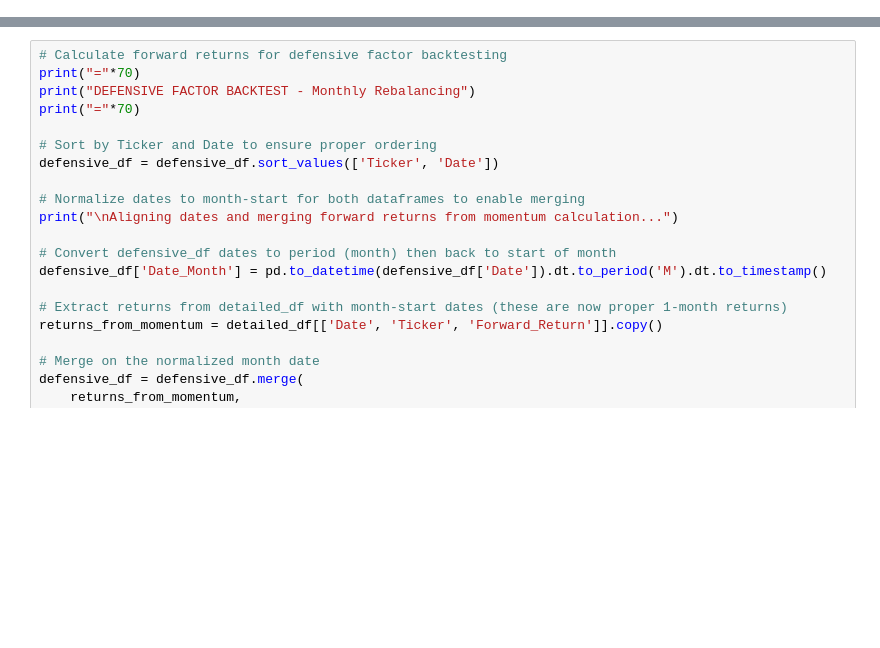
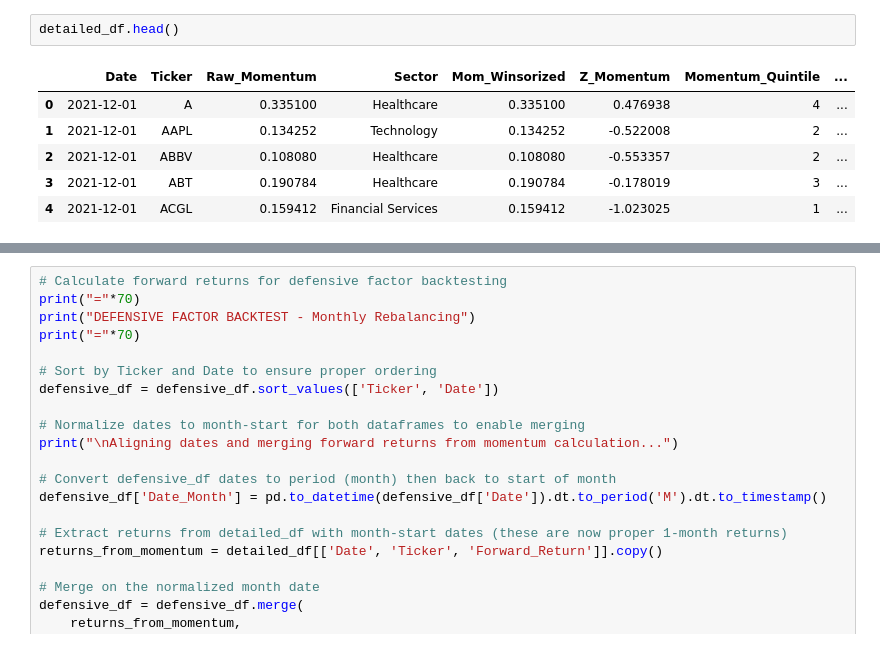
Before and after one commit to timotheemaha/Equities-Capitox-Quant, a Jupyter notebook: spx_data.ipynb, the cells around one changed output, grey strips where cells are left out. Drawn from its saved outputs; the diff is of its cells as text; blank space fills up the shorter version.

```diff
--- a/spx_data.ipynb
+++ b/spx_data.ipynb
@@ -257,0 +266,9 @@ Name: 2025-11-01 00:00:00, dtype: float64
+# %%
+detailed_df.head()
+# %% [output]
+|  | Date | Ticker | Raw_Momentum | Sector | Mom_Winsorized | Z_Momentum | Momentum_Quintile | ... |
+| 0 | 2021-12-01 | A | 0.335100 | Healthcare | 0.335100 | 0.476938 | 4 | ... |
+| 1 | 2021-12-01 | AAPL | 0.134252 | Technology | 0.134252 | -0.522008 | 2 | ... |
+| 2 | 2021-12-01 | ABBV | 0.108080 | Healthcare | 0.108080 | -0.553357 | 2 | ... |
+| 3 | 2021-12-01 | ABT | 0.190784 | Healthcare | 0.190784 | -0.178019 | 3 | ... |
+| 4 | 2021-12-01 | ACGL | 0.159412 | Financial Services | 0.159412 | -1.023025 | 1 | ... |
```
Also changed, not shown: parts of 14 cells of this notebook.
